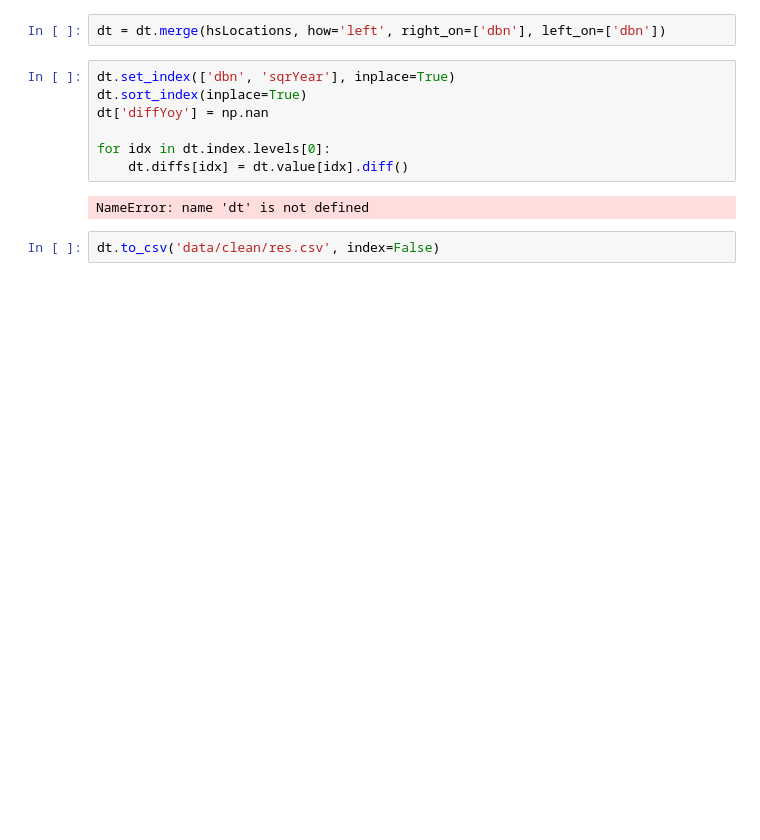
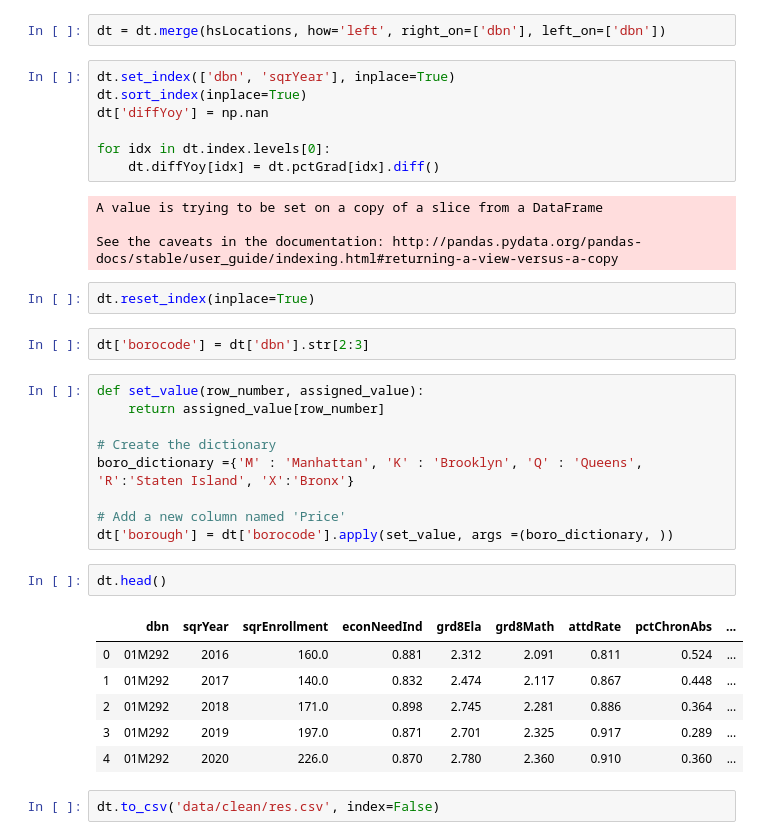
Before and after one commit to meiguan/covid19SchoolsNYC, a Jupyter notebook: modeling_grad_rates.ipynb, the cells around one changed output. Saved outputs shown, nothing was run; the diff lists cells and outputs as text; blank space fills up the shorter version.

```diff
--- a/modeling_grad_rates.ipynb
+++ b/modeling_grad_rates.ipynb
@@ -166,8 +408,32 @@ dt.sort_index(inplace=True)
 dt['diffYoy'] = np.nan
 
 for idx in dt.index.levels[0]:
-    dt.diffs[idx] = dt.value[idx].diff()
+    dt.diffYoy[idx] = dt.pctGrad[idx].diff()
 # %% [output]
-NameError: name 'dt' is not defined
+A value is trying to be set on a copy of a slice from a DataFrame
+
+See the caveats in the documentation: http://pandas.pydata.org/pandas-docs/stable/user_guide/indexing.html#returning-a-view-versus-a-copy
+# %%
+dt.reset_index(inplace=True)
+# %%
+dt['borocode'] = dt['dbn'].str[2:3]
+# %%
+def set_value(row_number, assigned_value):
+    return assigned_value[row_number]
+
+# Create the dictionary
+boro_dictionary ={'M' : 'Manhattan', 'K' : 'Brooklyn', 'Q' : 'Queens', 'R':'Staten Island', 'X':'Bronx'}
+
+# Add a new column named 'Price'
+dt['borough'] = dt['borocode'].apply(set_value, args =(boro_dictionary, ))
+# %%
+dt.head()
+# %% [output]
+|  | dbn | sqrYear | sqrEnrollment | econNeedInd | grd8Ela | grd8Math | attdRate | pctChronAbs | ... |
+| 0 | 01M292 | 2016 | 160.0 | 0.881 | 2.312 | 2.091 | 0.811 | 0.524 | ... |
+| 1 | 01M292 | 2017 | 140.0 | 0.832 | 2.474 | 2.117 | 0.867 | 0.448 | ... |
+| 2 | 01M292 | 2018 | 171.0 | 0.898 | 2.745 | 2.281 | 0.886 | 0.364 | ... |
+| 3 | 01M292 | 2019 | 197.0 | 0.871 | 2.701 | 2.325 | 0.917 | 0.289 | ... |
+| 4 | 01M292 | 2020 | 226.0 | 0.870 | 2.780 | 2.360 | 0.910 | 0.360 | ... |
 # %%
 dt.to_csv('data/clean/res.csv', index=False)
```
Also changed, not shown: parts of 19 cells of this notebook, 7 other files.
